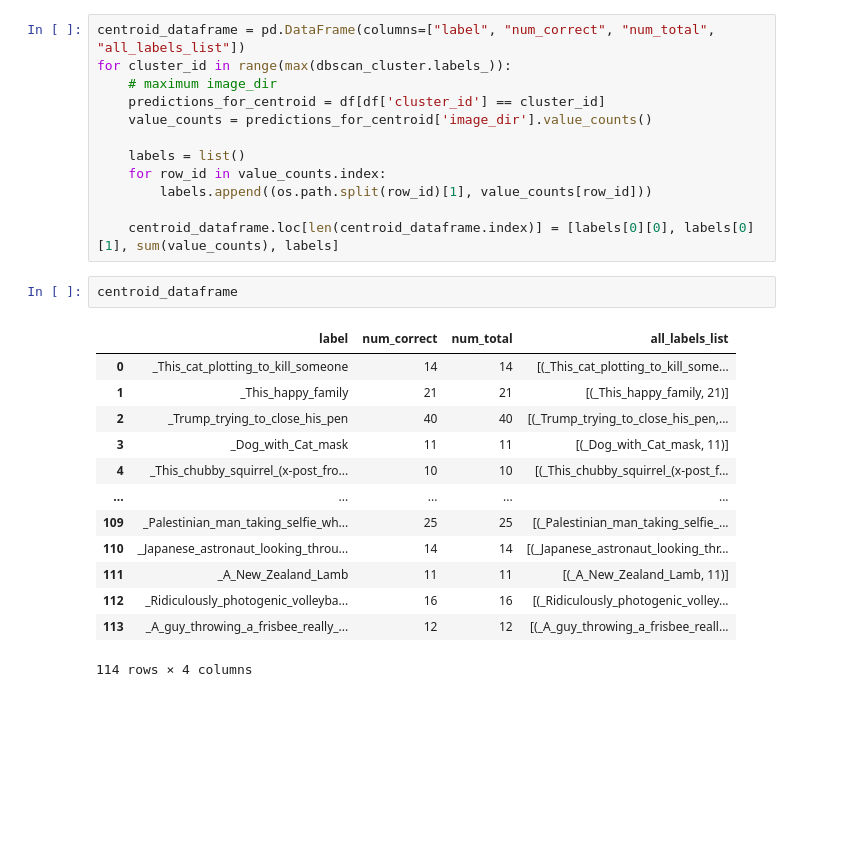
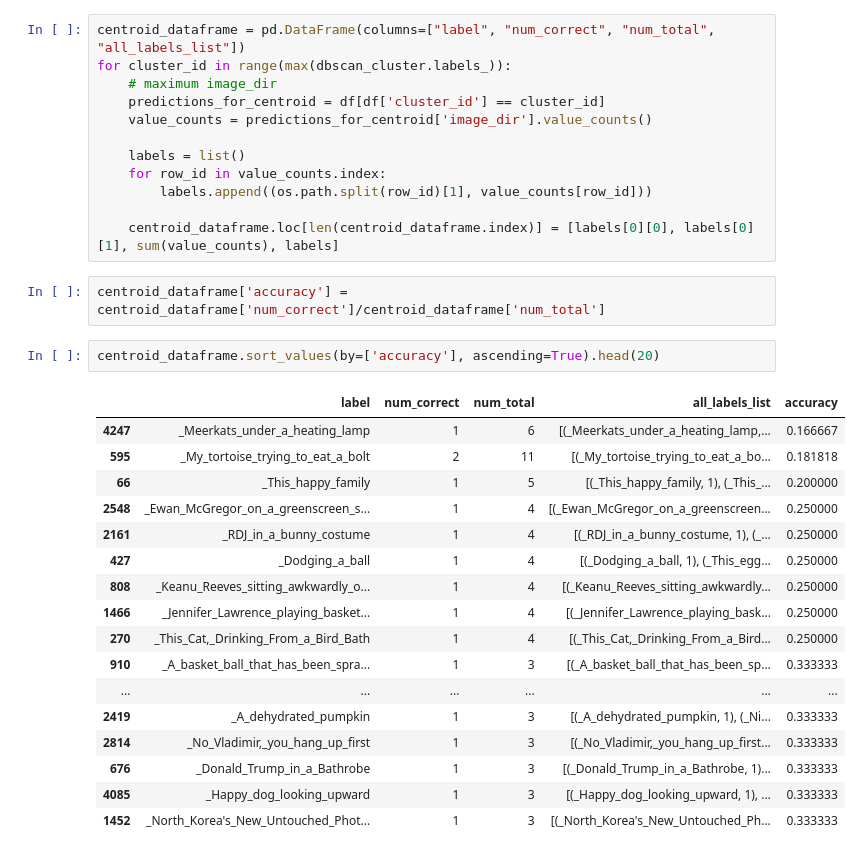
Before and after one commit to aryan-rajoria/motif-mining, a Jupyter notebook: Different clustering algorithms.ipynb, the cells around one changed output. Cells and saved outputs as stored; diff of their text form; blank space fills up the shorter version.

```diff
--- a/Different clustering algorithms.ipynb
+++ b/Different clustering algorithms.ipynb
@@ -193,22 +229,28 @@ for cluster_id in range(max(dbscan_cluster.labels_)):
         labels.append((os.path.split(row_id)[1], value_counts[row_id]))
 
     centroid_dataframe.loc[len(centroid_dataframe.index)] = [labels[0][0], labels[0][1], sum(value_counts), labels]
-# %%
-centroid_dataframe
-# %% [output]
-|  | label | num_correct | num_total | all_labels_list |
-| 0 | _This_cat_plotting_to_kill_someone | 14 | 14 | [(_This_cat_plotting_to_kill_some... |
-| 1 | _This_happy_family | 21 | 21 | [(_This_happy_family, 21)] |
-| 2 | _Trump_trying_to_close_his_pen | 40 | 40 | [(_Trump_trying_to_close_his_pen,... |
-| 3 | _Dog_with_Cat_mask | 11 | 11 | [(_Dog_with_Cat_mask, 11)] |
-| 4 | _This_chubby_squirrel_(x-post_fro... | 10 | 10 | [(_This_chubby_squirrel_(x-post_f... |
-| ... | ... | ... | ... | ... |
-| 109 | _Palestinian_man_taking_selfie_wh... | 25 | 25 | [(_Palestinian_man_taking_selfie_... |
-| 110 | _Japanese_astronaut_looking_throu... | 14 | 14 | [(_Japanese_astronaut_looking_thr... |
-| 111 | _A_New_Zealand_Lamb | 11 | 11 | [(_A_New_Zealand_Lamb, 11)] |
-| 112 | _Ridiculously_photogenic_volleyba... | 16 | 16 | [(_Ridiculously_photogenic_volley... |
-| 113 | _A_guy_throwing_a_frisbee_really_... | 12 | 12 | [(_A_guy_throwing_a_frisbee_reall... |
-114 rows × 4 columns
+# %%
+centroid_dataframe['accuracy'] = centroid_dataframe['num_correct']/centroid_dataframe['num_total']
+# %%
+centroid_dataframe.sort_values(by=['accuracy'], ascending=True).head(20)
+# %% [output]
+|  | label | num_correct | num_total | all_labels_list | accuracy |
+| 4247 | _Meerkats_under_a_heating_lamp | 1 | 6 | [(_Meerkats_under_a_heating_lamp,... | 0.166667 |
+| 595 | _My_tortoise_trying_to_eat_a_bolt | 2 | 11 | [(_My_tortoise_trying_to_eat_a_bo... | 0.181818 |
+| 66 | _This_happy_family | 1 | 5 | [(_This_happy_family, 1), (_This_... | 0.200000 |
+| 2548 | _Ewan_McGregor_on_a_greenscreen_s... | 1 | 4 | [(_Ewan_McGregor_on_a_greenscreen... | 0.250000 |
+| 2161 | _RDJ_in_a_bunny_costume | 1 | 4 | [(_RDJ_in_a_bunny_costume, 1), (_... | 0.250000 |
+| 427 | _Dodging_a_ball | 1 | 4 | [(_Dodging_a_ball, 1), (_This_egg... | 0.250000 |
+| 808 | _Keanu_Reeves_sitting_awkwardly_o... | 1 | 4 | [(_Keanu_Reeves_sitting_awkwardly... | 0.250000 |
+| 1466 | _Jennifer_Lawrence_playing_basket... | 1 | 4 | [(_Jennifer_Lawrence_playing_bask... | 0.250000 |
+| 270 | _This_Cat,_Drinking_From_a_Bird_Bath | 1 | 4 | [(_This_Cat,_Drinking_From_a_Bird... | 0.250000 |
+| 910 | _A_basket_ball_that_has_been_spra... | 1 | 3 | [(_A_basket_ball_that_has_been_sp... | 0.333333 |
+| ... | ... | ... | ... | ... | ... |
+| 2419 | _A_dehydrated_pumpkin | 1 | 3 | [(_A_dehydrated_pumpkin, 1), (_Ni... | 0.333333 |
+| 2814 | _No_Vladimir,_you_hang_up_first | 1 | 3 | [(_No_Vladimir,_you_hang_up_first... | 0.333333 |
+| 676 | _Donald_Trump_in_a_Bathrobe | 1 | 3 | [(_Donald_Trump_in_a_Bathrobe, 1)... | 0.333333 |
+| 4085 | _Happy_dog_looking_upward | 1 | 3 | [(_Happy_dog_looking_upward, 1), ... | 0.333333 |
+| 1452 | _North_Korea's_New_Untouched_Phot... | 1 | 3 | [(_North_Korea's_New_Untouched_Ph... | 0.333333 |
 # %%
 centroid_dataframe[centroid_dataframe['num_total']>50]
 # %% [output]
```
Also changed, not shown: parts of 9 cells of this notebook, 3 other files.
